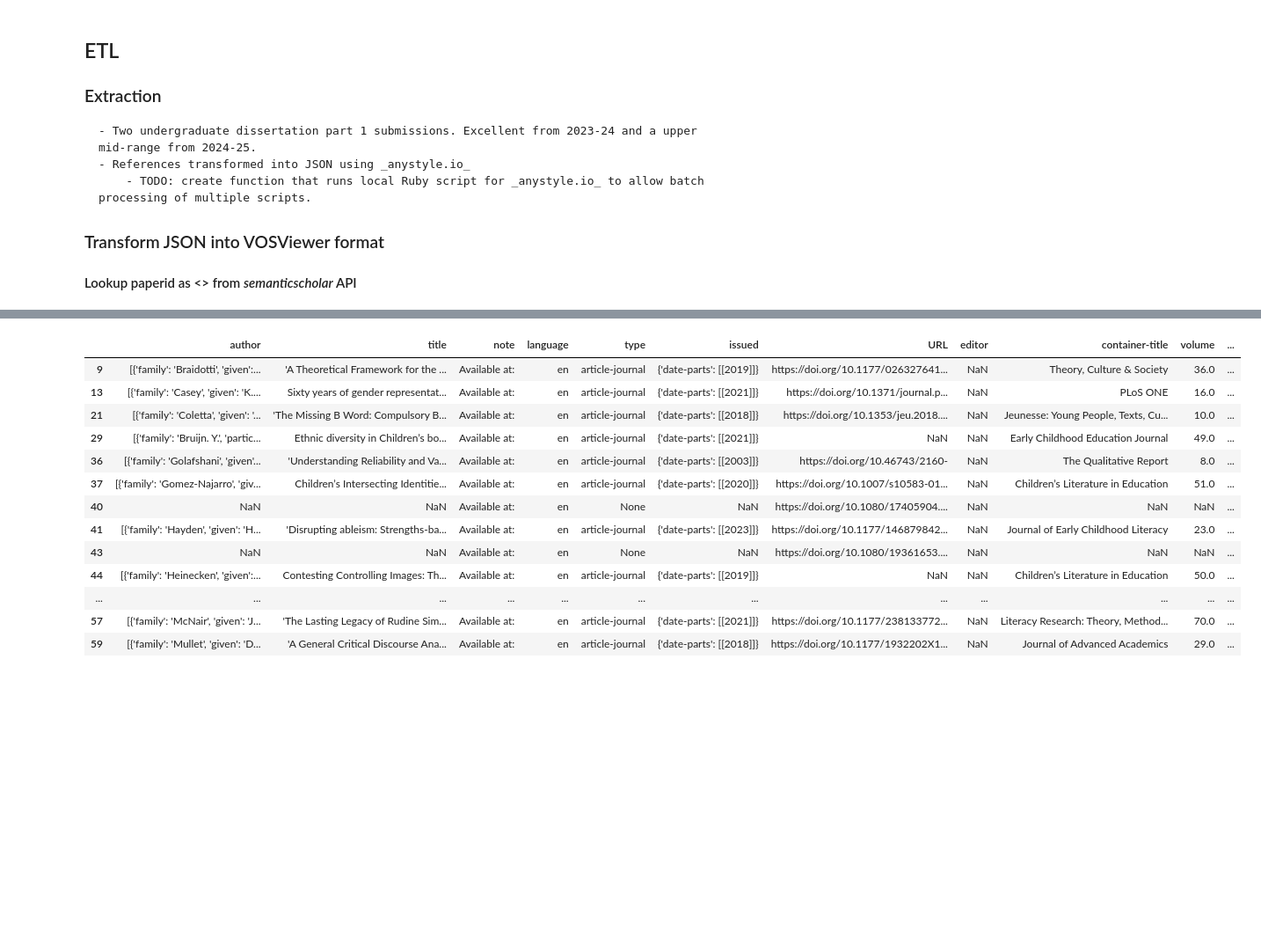
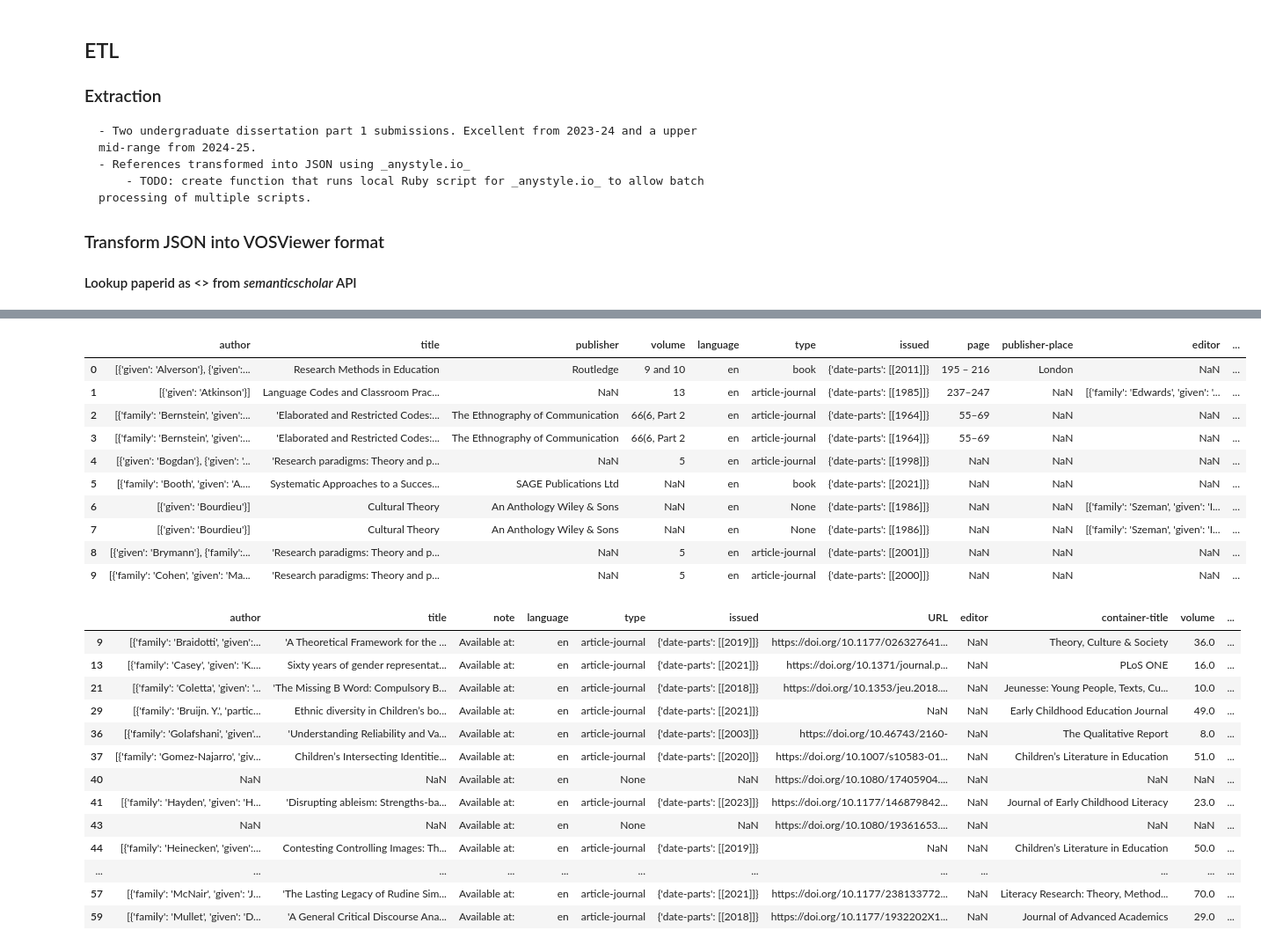
Before and after one commit to darrengarside/DAML_FinalProject, a Jupyter notebook: DAML_finalProject_v1.ipynb, the cells around one changed output, grey strips where cells are left out. Shown at 88% size. Saved outputs shown, nothing was run; the diff lists cells and outputs as text; code cells hidden in the pictures; blank space fills up the shorter version.

```diff
--- a/DAML_finalProject_v1.ipynb
+++ b/DAML_finalProject_v1.ipynb
@@ -16,6 +16,8 @@ import pandas as pd
 
 maddie_df=pd.read_json('training2023_citations.json')
 maddie_df.head(10)
+
+test_df=pd.read_json('training2_citations.json')
 # cleanup author field
 
 #newdf = df.drop_duplicates()
@@ -38,2 +28,16 @@ maddie_df.head(10)
+# %%
+test_df.head(10)
+# %% [output]
+|  | author | title | publisher | volume | language | type | issued | page | publisher-place | editor | ... |
+| 0 | [{'given': 'Alverson'}, {'given':... | Research Methods in Education | Routledge | 9 and 10 | en | book | {'date-parts': [[2011]]} | 195 – 216 | London | NaN | ... |
+| 1 | [{'given': 'Atkinson'}] | Language Codes and Classroom Prac... | NaN | 13 | en | article-journal | {'date-parts': [[1985]]} | 237–247 | NaN | [{'family': 'Edwards', 'given': '... | ... |
+| 2 | [{'family': 'Bernstein', 'given':... | 'Elaborated and Restricted Codes:... | The Ethnography of Communication | 66(6, Part 2 | en | article-journal | {'date-parts': [[1964]]} | 55–69 | NaN | NaN | ... |
+| 3 | [{'family': 'Bernstein', 'given':... | 'Elaborated and Restricted Codes:... | The Ethnography of Communication | 66(6, Part 2 | en | article-journal | {'date-parts': [[1964]]} | 55–69 | NaN | NaN | ... |
+| 4 | [{'given': 'Bogdan'}, {'given': '... | 'Research paradigms: Theory and p... | NaN | 5 | en | article-journal | {'date-parts': [[1998]]} | NaN | NaN | NaN | ... |
+| 5 | [{'family': 'Booth', 'given': 'A.... | Systematic Approaches to a Succes... | SAGE Publications Ltd | NaN | en | book | {'date-parts': [[2021]]} | NaN | NaN | NaN | ... |
+| 6 | [{'given': 'Bourdieu'}] | Cultural Theory | An Anthology Wiley & Sons | NaN | en | None | {'date-parts': [[1986]]} | NaN | NaN | [{'family': 'Szeman', 'given': 'I... | ... |
+| 7 | [{'given': 'Bourdieu'}] | Cultural Theory | An Anthology Wiley & Sons | NaN | en | None | {'date-parts': [[1986]]} | NaN | NaN | [{'family': 'Szeman', 'given': 'I... | ... |
+| 8 | [{'given': 'Brymann'}, {'family':... | 'Research paradigms: Theory and p... | NaN | 5 | en | article-journal | {'date-parts': [[2001]]} | NaN | NaN | NaN | ... |
+| 9 | [{'family': 'Cohen', 'given': 'Ma... | 'Research paradigms: Theory and p... | NaN | 5 | en | article-journal | {'date-parts': [[2000]]} | NaN | NaN | NaN | ... |
 # %%
 maddie_df = maddie_df.dropna(subset=['DOI'])
```
Also changed, not shown: parts of 11 cells of this notebook.
